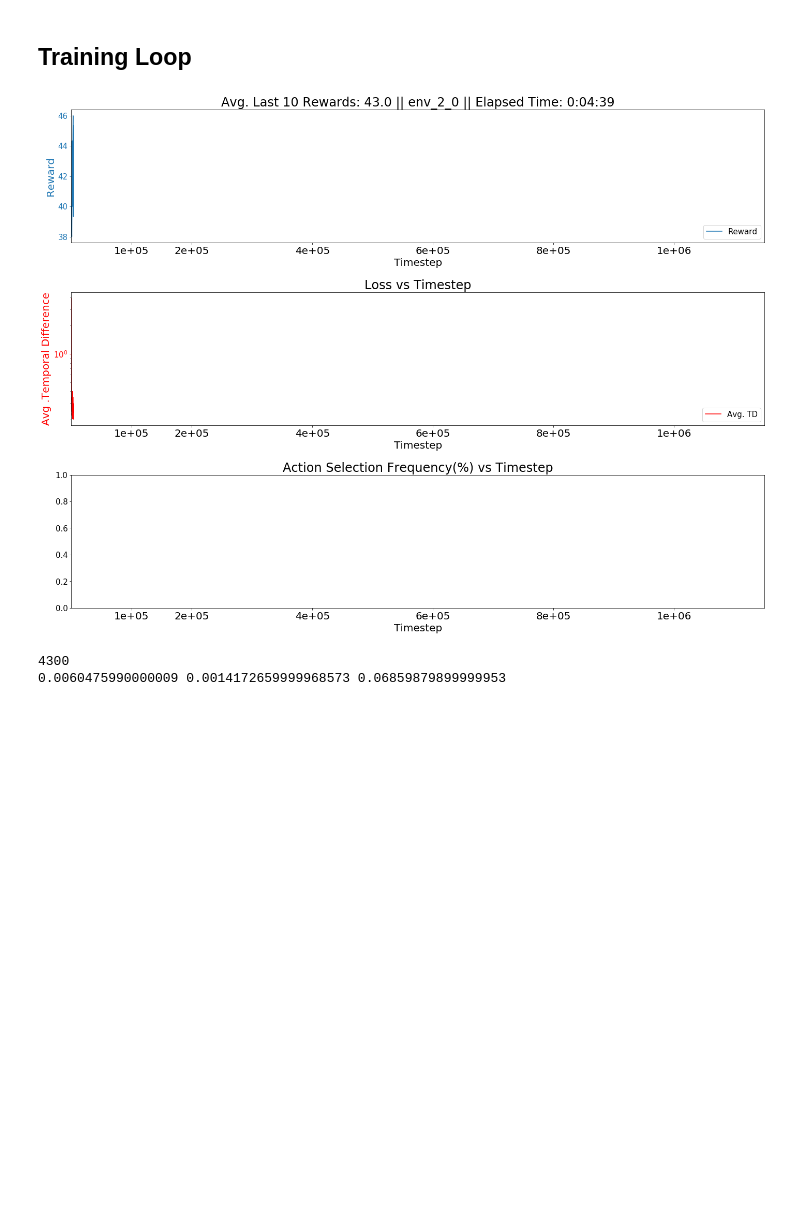
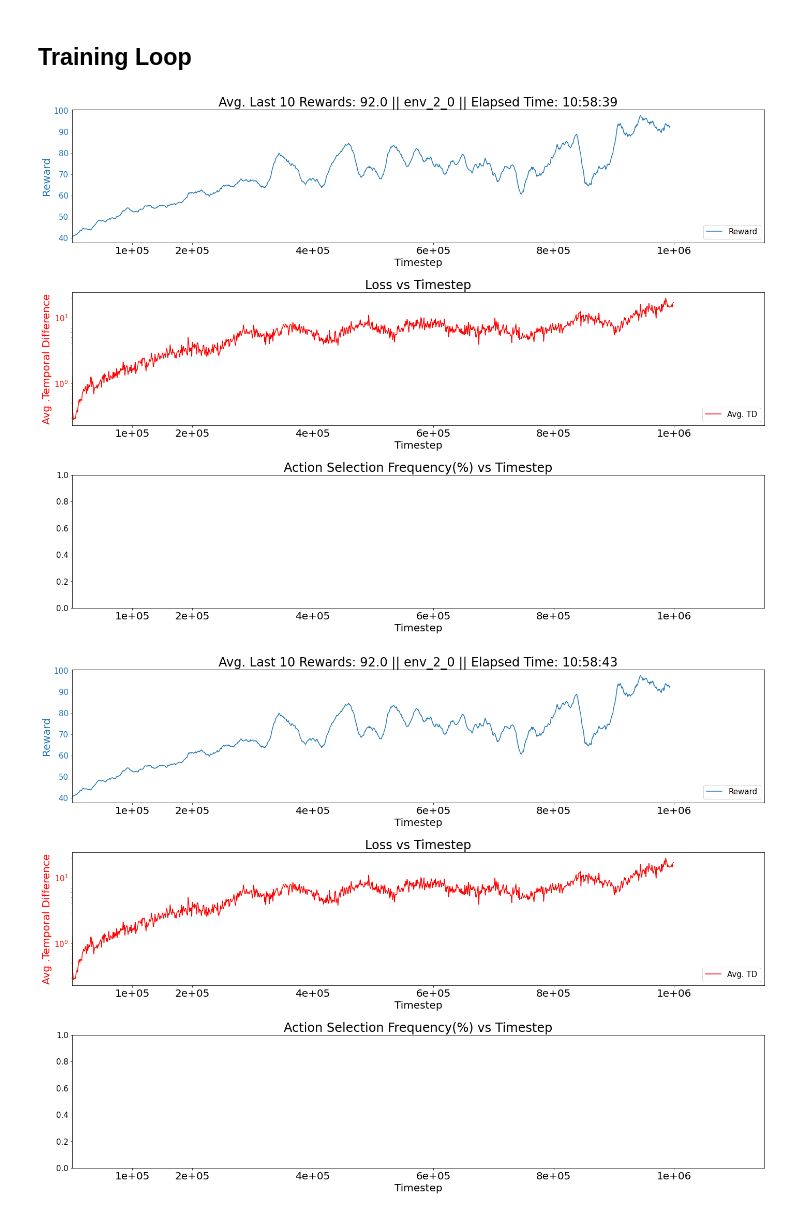
Before and after one commit to rasorensen90/DeepRL-Tutorials, a Jupyter notebook: 04.Dueling_DQN_GCN.ipynb, the cells around one changed output. Saved outputs shown, nothing was run; the diff lists cells and outputs as text; code cells hidden in the pictures; blank space fills up the shorter version.

```diff
--- a/04.Dueling_DQN_GCN.ipynb
+++ b/04.Dueling_DQN_GCN.ipynb
@@ -48,7 +48,7 @@ config.LR=1e-4
 #memory
 config.TARGET_NET_UPDATE_FREQ = 1000
 config.EXP_REPLAY_SIZE = 50000
-config.BATCH_SIZE = 8
+config.BATCH_SIZE = 32
 
 #Learning control variables
 config.LEARN_START = 100
@@ -99,13 +99,12 @@ class BHSDuelingDQN(nn.Module):
         # change x to the shape N x C x H
         #adv_T = torch.Tensor()
         #val_T = torch.Tensor()
-        edge = self.edge
         x_shape = x.shape
         x = x.view(x_shape[0]*x_shape[1],x_shape[2])
         #x = x.permute(1,2,0)
         #x = x.squeeze()
         #for n in range(x.shape[0]):
-        x = F.relu(self.conv1(x, edge))
+        x = F.relu(self.conv1(x, self.edge))
             #x1 = F.relu(self.conv2_1(x, edge_index))
             #x2 = F.relu(self.conv2_2(x, edge_index))
             #x3 = F.relu(self.conv2_3(x, edge_index))
@@ -138,11 +137,13 @@ class BHSDuelingDQN(nn.Module):
 # %%
 class Model(DQN_Agent):
     def __init__(self, static_policy=False, env=None, config=None, log_dir='/tmp/gym'):
+        self.config = config
         super(Model, self).__init__(static_policy, env, config, log_dir=log_dir)
 
     def declare_networks(self):
-        self.model = BHSDuelingDQN(self.env.observation_space.shape, self.env.action_space.nvec, self.env.edgelist)
-        self.target_model = BHSDuelingDQN(self.env.observation_space.shape, self.env.action_space.nvec, self.env.edgelist)
+        edgelist = self.env.edgelist.to(self.config.device)
+        self.model = BHSDuelingDQN(self.env.observation_space.shape, self.env.action_space.nvec, edgelist)
+        self.target_model = BHSDuelingDQN(self.env.observation_space.shape, self.env.action_space.nvec, edgelist)
 # %% [markdown]
  ## Training Loop
 # %%
@@ -165,7 +166,7 @@ class Arg_parser():
         self.envtype = 'env_2_0'
         self.tb_log_name = 'DQN'
         self.steplimit = 200
-        self.log_interval = 10
+        self.log_interval = 1000
         self.step_penalty = None
         self.trasum_scale = None
         self.destination_score = None
@@ -210,36 +211,35 @@ for frame_idx in range(1, config.MAX_FRAMES + 1):
 
     action = actual_action
     #model.save_action(action, frame_idx) #log action selection
 
     start_update=timer()
     model.update(prev_observation, action, reward, observation, frame_idx)
     episode_reward += reward
     time_update += timer()-start_update
 
 
     if done:
         model.finish_nstep()
         model.reset_hx()
         observation = env.reset()
         model.save_reward(episode_reward)
         episode_reward = 0
 
 
-    if frame_idx % 100 == 0:
+    if frame_idx % args.log_interval == 0:
         print(frame_idx)
-        print(time_get/100, time_step/100, time_update/100)
+        print(time_get/args.log_interval, time_step/args.log_interval, time_update/args.log_interval)
         time_get, time_step, time_update = 0,0,0
-        #model.save_w()
+        model.save_w()
         try:
             clear_output(True)
             plot_all_data(log_dir, env_id, 'BHSDuelingDQN', config.MAX_FRAMES, bin_size=(10, 100, 100, 1), smooth=1, time=timedelta(seconds=int(timer()-start)), ipynb=True)
         except IOError:
             pass
 
 model.save_w()
 env.close()
 plot_all_data(log_dir, env_id, 'BHSDuelingDQN', config.MAX_FRAMES, bin_size=(10, 100, 100, 1), smooth=1, time=timedelta(seconds=int(timer()-start)), ipynb=True)
 # %% [output]
-[figure, old version]
+[figure, new version]
-4300
-0.0060475990000009 0.0014172659999968573 0.06859879899999953
+[figure, added]
```
Also changed, not shown: 2 other files.
